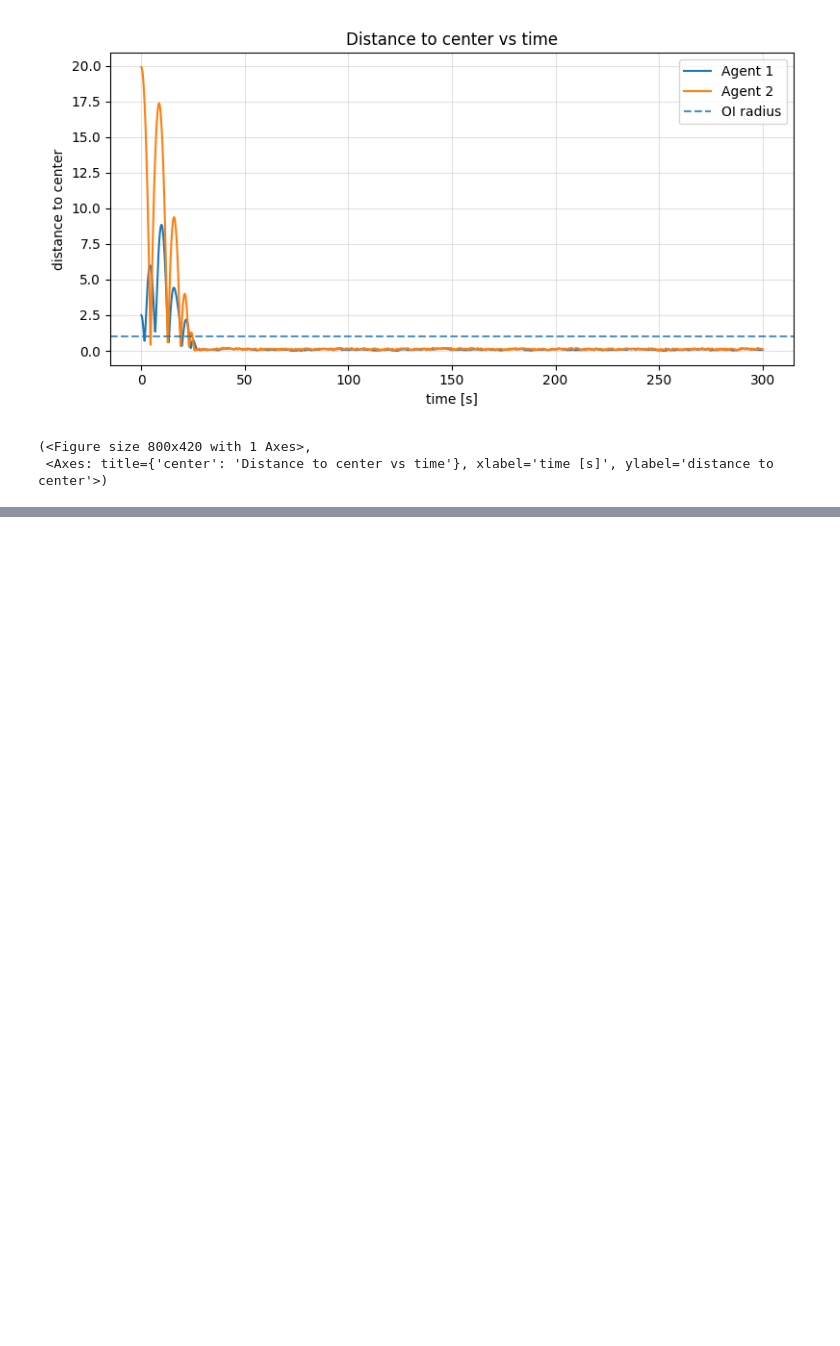
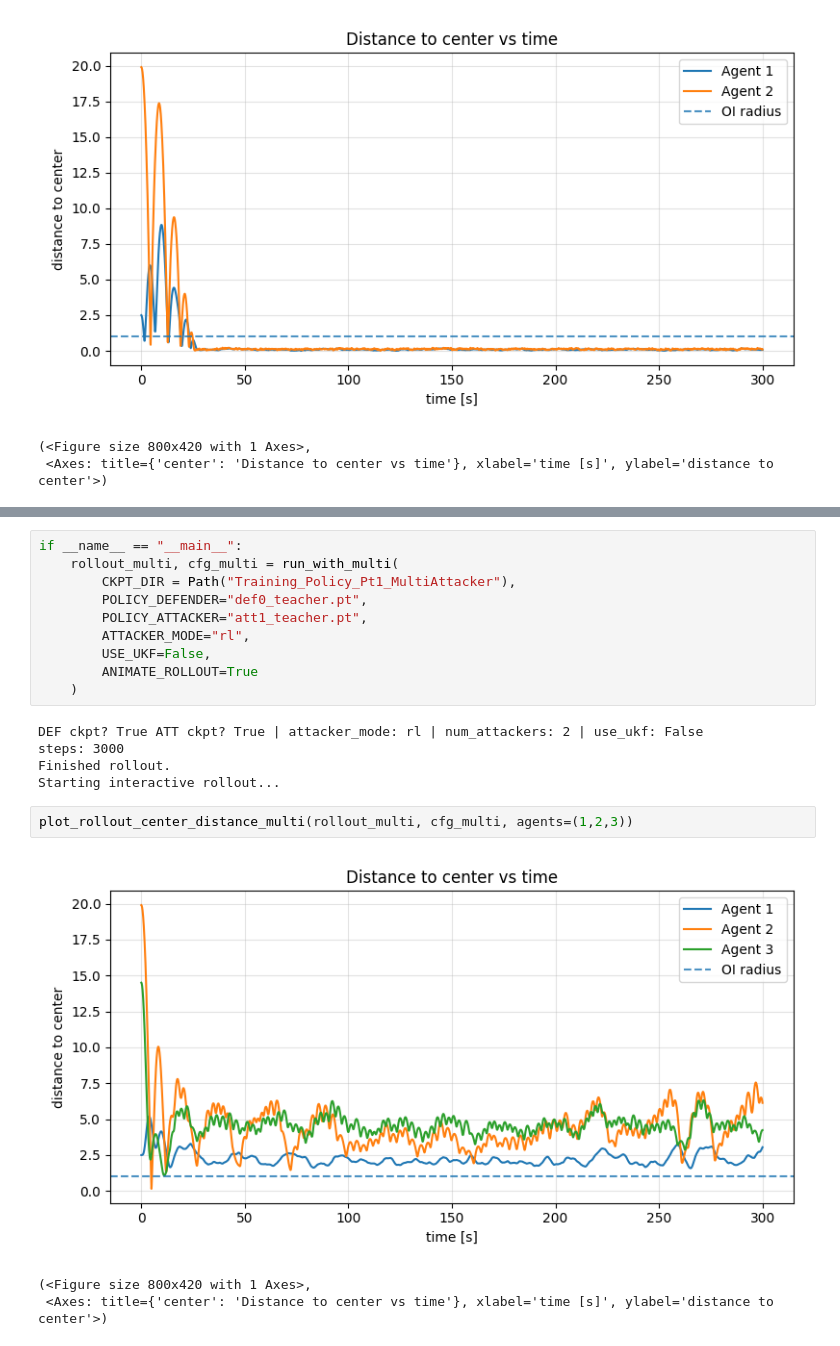
Before and after one commit to gussantaella1/PARL-PO, a Jupyter notebook: GameTheory_TopLevel.ipynb, the cells around one changed output, grey strips where cells are left out. Drawn from its saved outputs; the diff is of its cells as text; blank space fills up the shorter version.

```diff
--- a/GameTheory_TopLevel.ipynb
+++ b/GameTheory_TopLevel.ipynb
@@ -432,0 +441,21 @@ ModuleNotFoundError: No module named 'rl_loop'
+# %%
+if __name__ == "__main__":
+    rollout_multi, cfg_multi = run_with_multi(
+        CKPT_DIR = Path("Training_Policy_Pt1_MultiAttacker"),
+        POLICY_DEFENDER="def0_teacher.pt",
+        POLICY_ATTACKER="att1_teacher.pt",
+        ATTACKER_MODE="rl",
+        USE_UKF=False,
+        ANIMATE_ROLLOUT=True
+    )
+# %% [output]
+DEF ckpt? True ATT ckpt? True | attacker_mode: rl | num_attackers: 2 | use_ukf: False
+steps: 3000
+Finished rollout.
+Starting interactive rollout...
+# %%
+plot_rollout_center_distance_multi(rollout_multi, cfg_multi, agents=(1,2,3))
+# %% [output]
+[figure, added]
+(<Figure size 800x420 with 1 Axes>,
+ <Axes: title={'center': 'Distance to center vs time'}, xlabel='time [s]', ylabel='distance to center'>)
```
Also changed, not shown: parts of 13 cells of this notebook, 59 other files.
